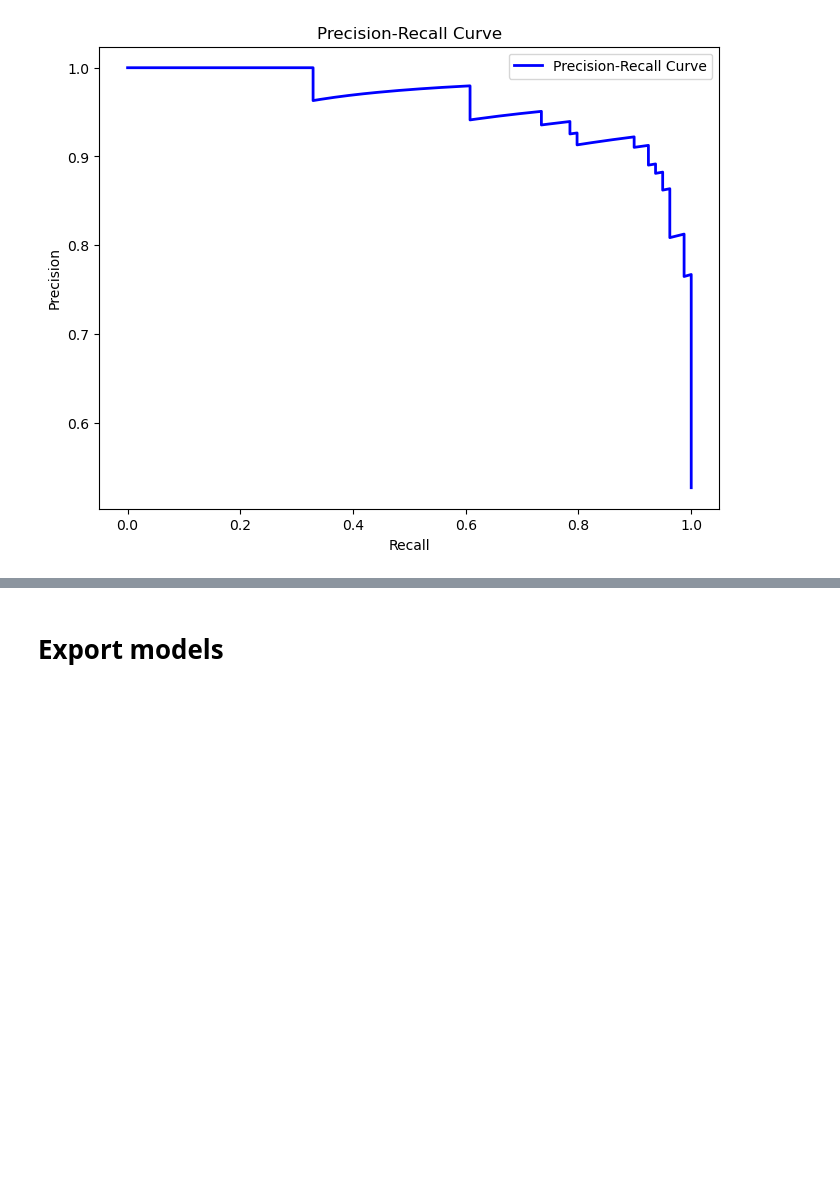
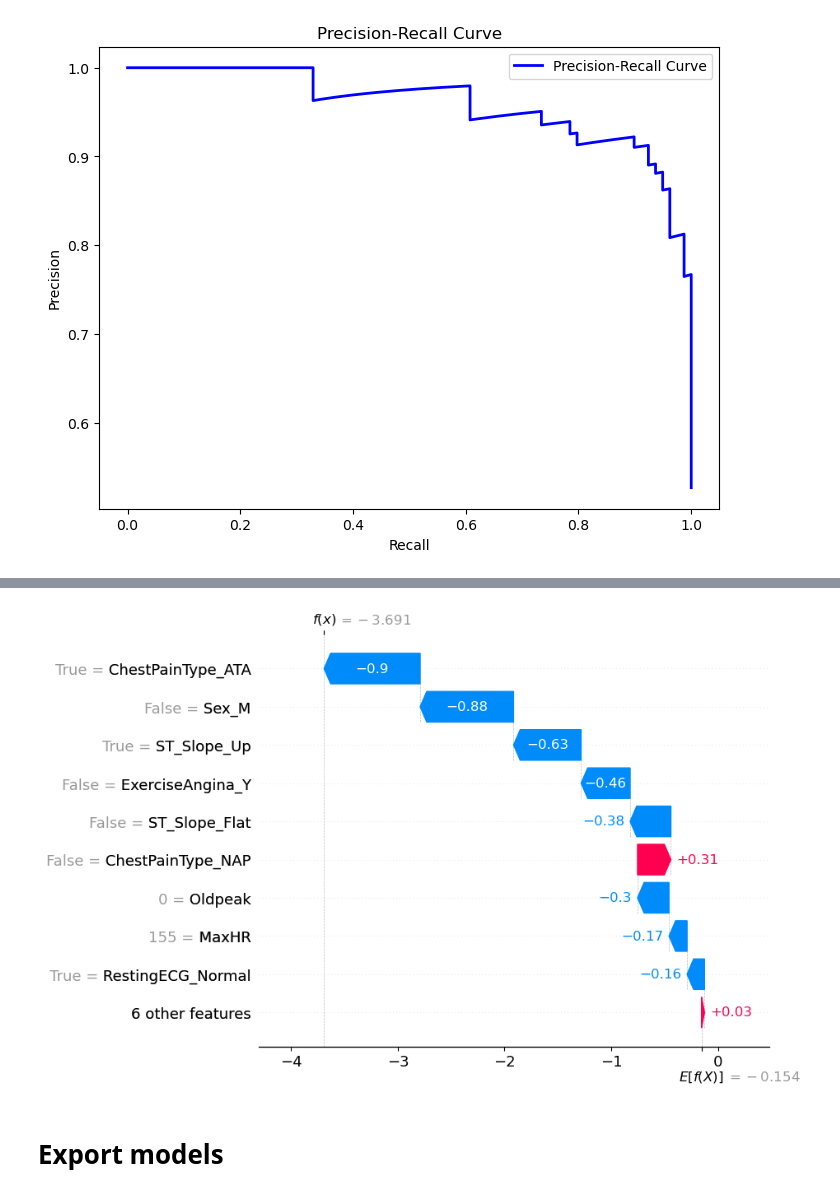
Before and after one commit to vivyuen/heart-failure-prediction, a Jupyter notebook: experiments/logistic_regression_experiments.ipynb, the cells around one changed output, grey strips where cells are left out. Saved outputs shown, nothing was run; the diff lists cells and outputs as text; code cells hidden in the pictures; blank space fills up the shorter version.

```diff
--- a/experiments/logistic_regression_experiments.ipynb
+++ b/experiments/logistic_regression_experiments.ipynb
@@ -302,3 +316,17 @@ plt.show()
+# %%
+import shap
+classifier_all = final_model_all.named_steps['clf']
+
+explainer = shap.explainers.Linear(
+    classifier_all,
+    X_test_all,
+    feature_names = X_test_all.columns
+)
+
+shap_values_all = explainer(X_test_all)
+shap.plots.waterfall(shap_values_all[1])
+# %% [output]
+[figure, added]
 # %% [markdown]
 # Export models
 # %%
```
Also changed, not shown: parts of 2 cells of this notebook.
